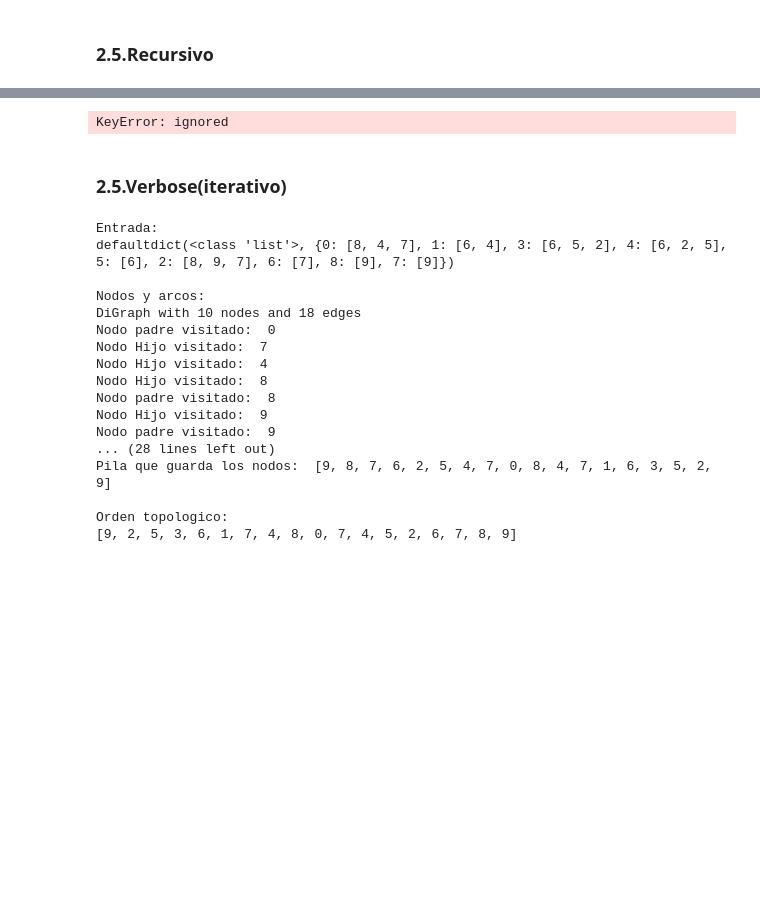
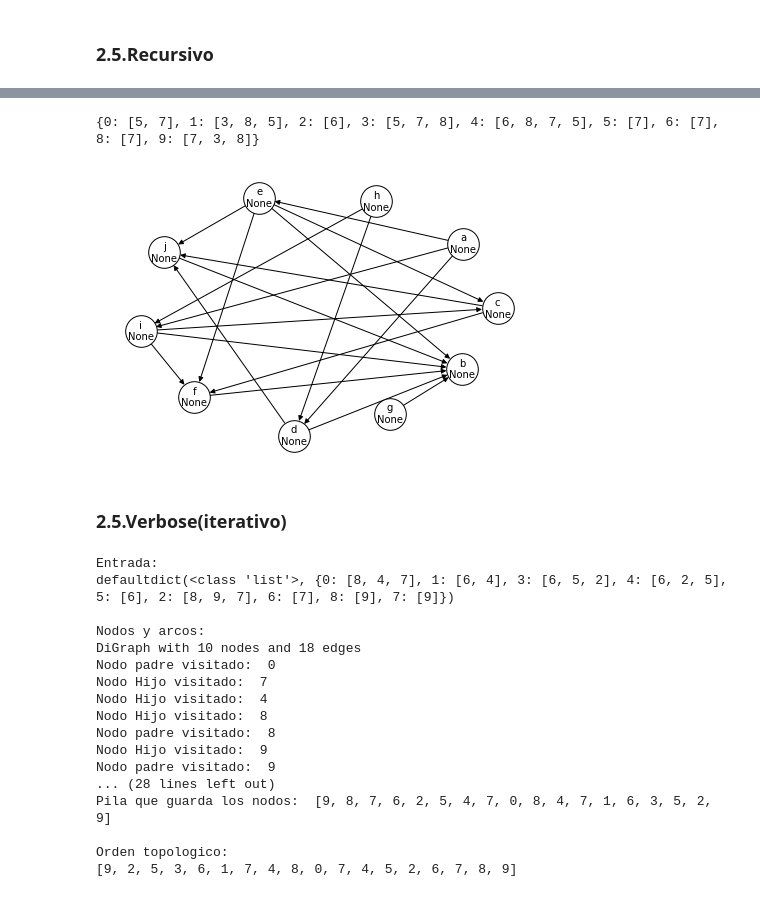
Before and after one commit to Repollo1000/ADA-Informes, a Jupyter notebook: TopologicalSorting.ipynb, the cells around one changed output, grey strips where cells are left out. Cells and saved outputs as stored; diff of their text form; code cells hidden in the pictures; blank space fills up the shorter version.

```diff
--- a/TopologicalSorting.ipynb
+++ b/TopologicalSorting.ipynb
@@ -236,17 +213,19 @@ print (lista)
 # %%
 def DFS_recursivo(G, initial, cont, sorted):
-  G.nodes[initial]['No visitado'] = 0
+  G.nodes[initial]['state'] = 1 # Marcamos el nodo como descubierto
+
+  # Obtenemos la lista con los nodos adyacentes
+  adj_list = list(reversed(list(G[initial])))
 
 
-  adj_list = list(reversed(list(G[initial])))
+  for adj in adj_list: # Recorremos los nodos adyacentes
+    if G.nodes[adj]['state'] == 0: # Si el nodo no ha sido descubierto
 
-  for adj in adj_list: # Recorremos los nodos adyacentes
-    if (G.nodes[adj]['No visitado'] == 0): # Si el nodo no ha sido descubierto
-      # Llamamos recursivamente a DFS
-      cont, sorted = DFS_recursivo(G, adj, cont, sorted, verbose)
+      # Llamamos recursivamente a DFS con cada nodo adyacente no explorado
+      cont, sorted = DFS_recursivo(G, adj, cont, sorted)
 
-  G.nodes[initial]['visitado'] = cont # Etiquetamos el nodo con su orden de visita
-  G.nodes[initial]['No visitado'] = 2 # Marcamos el nodo como visitado
+  G.nodes[initial]['order'] = cont # Etiquetamos el nodo con su orden de visita
+  G.nodes[initial]['state'] = 2 # Marcamos el nodo como visitado
   sorted.append(int_to_alpha(initial)) # Insertamos el nodo a la lista ordenada
 
 
@@ -259,14 +238,15 @@ def topological_sort_recursivo(G):
   sorted = list()
 
   for n in G.nodes(): # Recorremos los nodos del árbol
-    if (G.nodes[n]['No visitado'] == 0): # Si el nodo no ha sido explorado
+    if G.nodes[n]['state'] == 0: # Si el nodo no ha sido explorado
+
       # Aplicamos DFS con cada nodo no explorado
       cont, sorted = DFS_recursivo(G, n, cont, sorted)
 
-  sorted.reverse()
+  sorted.reverse() # Invertimos la lista
 
   return sorted
-graph = {
+grafo = {
     0: [5,7],
     1: [3,8,5],
     2: [6],
@@ -278,13 +258,14 @@ graph = {
     9: [7,3,8]
 }
 
-
-G = graph_to_nxdigraph(graph)
-
-
-sorted = topological_sort_recursivo(arbol)
+G = graph_to_nxdigraph(grafo)
+sorted = topological_sort_recursivo(G)
-# %% [output]
-KeyError: ignored
+# %%
+print(grafo)
+draw_graph(arbol)
+# %% [output]
+{0: [5, 7], 1: [3, 8, 5], 2: [6], 3: [5, 7, 8], 4: [6, 8, 7, 5], 5: [7], 6: [7], 8: [7], 9: [7, 3, 8]}
+[figure, added]
 # %% [markdown]
 ### **2.5.Verbose(iterativo)**
 # %%
```
Also changed, not shown: parts of 5 cells of this notebook.
